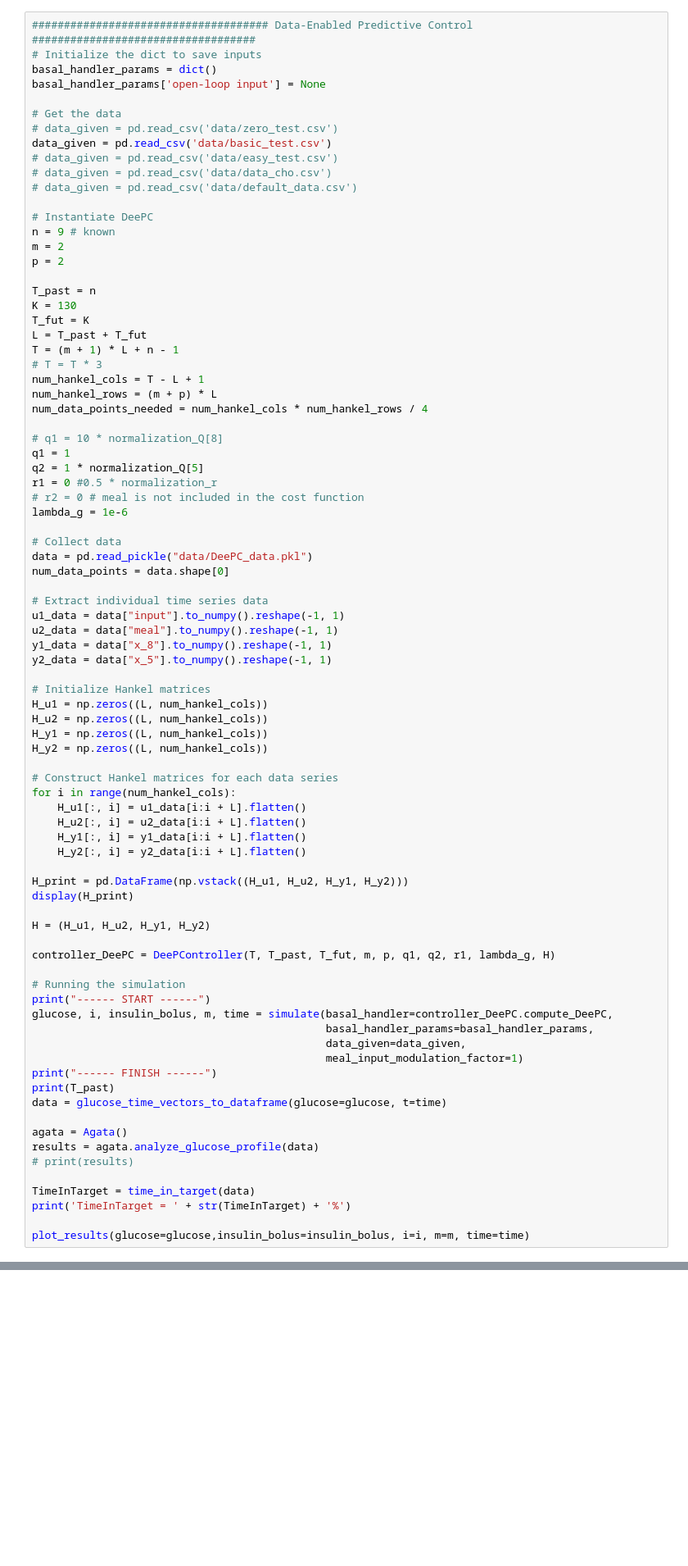
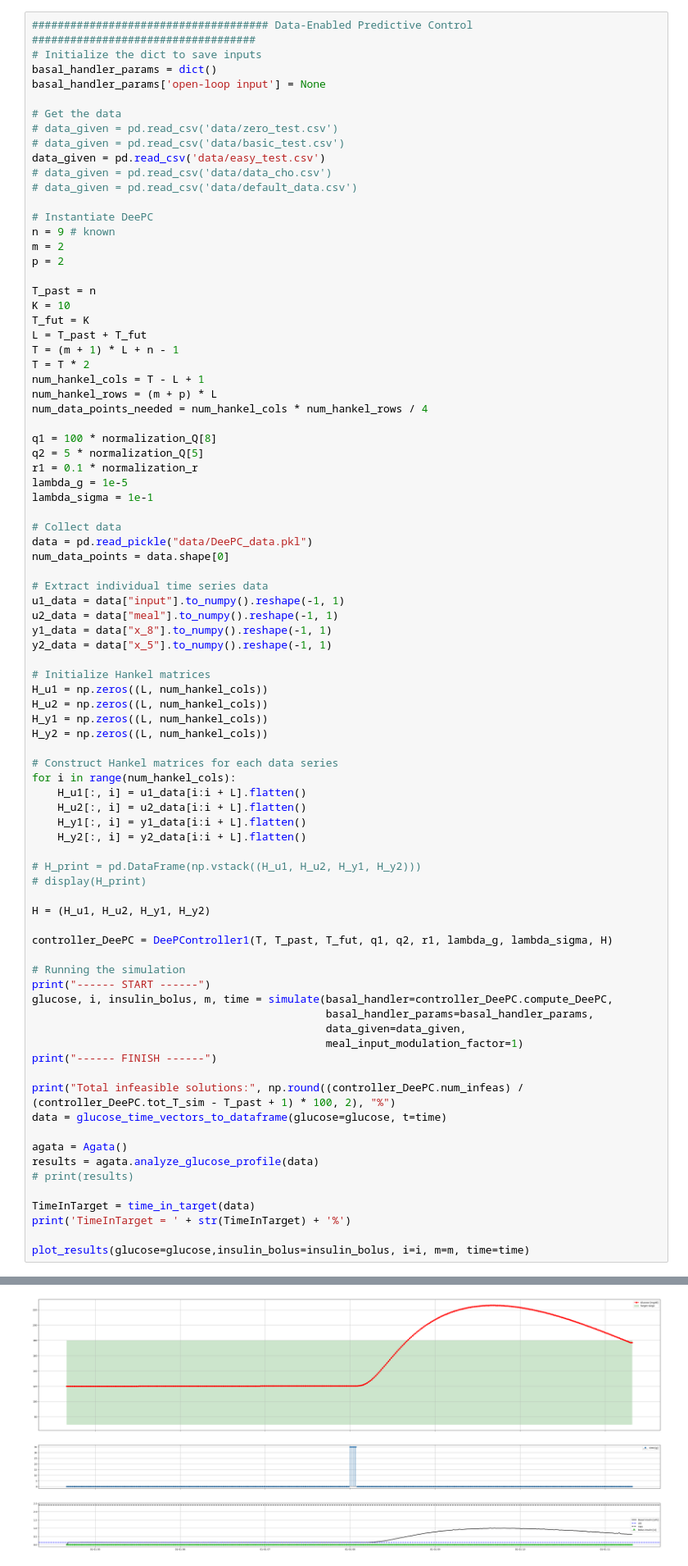
Before and after one commit to Jackmastro/MPC_DeePC_COCO, a Jupyter notebook: COCO2024project_GiacomoMastroddi.ipynb, the cells around one changed output, grey strips where cells are left out. Shown at 82% size. Cells and saved outputs as stored; diff of their text form; blank space fills up the shorter version.

Commit message:
add sigma for noise

```diff
--- a/COCO2024project_GiacomoMastroddi.ipynb
+++ b/COCO2024project_GiacomoMastroddi.ipynb
@@ -1219,8 +1395,8 @@ basal_handler_params['open-loop input'] = None
 
 # Get the data
 # data_given = pd.read_csv('data/zero_test.csv')
-data_given = pd.read_csv('data/basic_test.csv')
-# data_given = pd.read_csv('data/easy_test.csv')
+# data_given = pd.read_csv('data/basic_test.csv')
+data_given = pd.read_csv('data/easy_test.csv')
 # data_given = pd.read_csv('data/data_cho.csv')
 # data_given = pd.read_csv('data/default_data.csv')
 
@@ -1230,21 +1406,20 @@ m = 2
 p = 2
 
 T_past = n
-K = 130
+K = 10
 T_fut = K
 L = T_past + T_fut
 T = (m + 1) * L + n - 1
-# T = T * 3
+T = T * 2
 num_hankel_cols = T - L + 1
 num_hankel_rows = (m + p) * L
 num_data_points_needed = num_hankel_cols * num_hankel_rows / 4
 
-# q1 = 10 * normalization_Q[8]
-q1 = 1
-q2 = 1 * normalization_Q[5]
-r1 = 0 #0.5 * normalization_r
-# r2 = 0 # meal is not included in the cost function
-lambda_g = 1e-6
+q1 = 100 * normalization_Q[8]
+q2 = 5 * normalization_Q[5]
+r1 = 0.1 * normalization_r
+lambda_g = 1e-5
+lambda_sigma = 1e-1
 
 # Collect data
 data = pd.read_pickle("data/DeePC_data.pkl")
@@ -1269,12 +1444,12 @@ for i in range(num_hankel_cols):
     H_y1[:, i] = y1_data[i:i + L].flatten()
     H_y2[:, i] = y2_data[i:i + L].flatten()
 
-H_print = pd.DataFrame(np.vstack((H_u1, H_u2, H_y1, H_y2)))
-display(H_print)
+# H_print = pd.DataFrame(np.vstack((H_u1, H_u2, H_y1, H_y2)))
+# display(H_print)
 
 H = (H_u1, H_u2, H_y1, H_y2)
 
-controller_DeePC = DeePController(T, T_past, T_fut, m, p, q1, q2, r1, lambda_g, H)
+controller_DeePC = DeePController1(T, T_past, T_fut, q1, q2, r1, lambda_g, lambda_sigma, H)
 
 # Running the simulation
 print("------ START ------")
@@ -1283,7 +1458,8 @@ glucose, i, insulin_bolus, m, time = simulate(basal_handler=controller_DeePC.com
                                               data_given=data_given,
                                               meal_input_modulation_factor=1)
 print("------ FINISH ------")
-print(T_past)
+
+print("Total infeasible solutions:", np.round((controller_DeePC.num_infeas) / (controller_DeePC.tot_T_sim - T_past + 1) * 100, 2), "%")
 data = glucose_time_vectors_to_dataframe(glucose=glucose, t=time)
 
 agata = Agata()
@@ -1311,3 +1491,4 @@ plot_results(glucose=glucose,insulin_bolus=insulin_bolus, i=i, m=m, time=time)
+[figure, added]
 # %% [markdown]
 ## Task 5: Bonus
 
```
Also changed, not shown: parts of 4 cells of this notebook.
